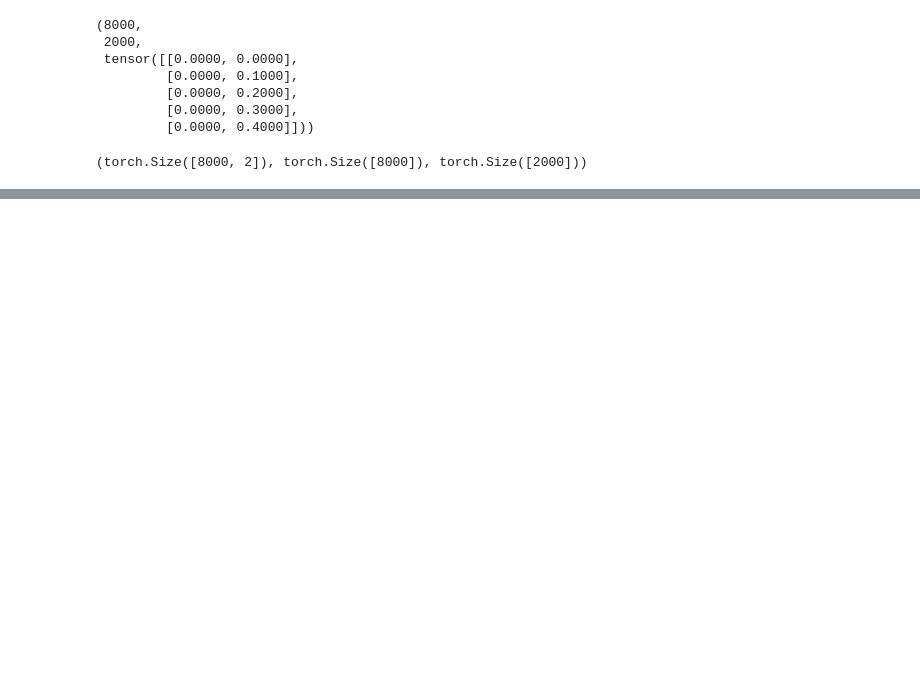
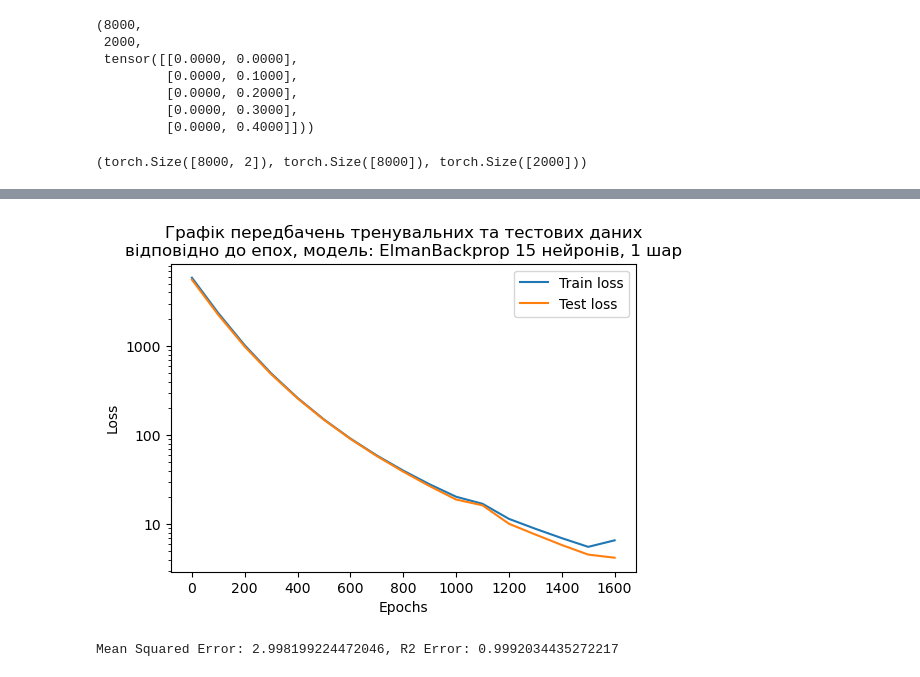
Before and after one commit to VarRoman/7_semester, a Jupyter notebook: PR_PZ/Lab2/lab2_pytorch.ipynb, the cells around one changed output, grey strips where cells are left out. Cells and saved outputs as stored; diff of their text form; code cells hidden in the pictures; blank space fills up the shorter version.

```diff
--- a/PR_PZ/Lab2/lab2_pytorch.ipynb
+++ b/PR_PZ/Lab2/lab2_pytorch.ipynb
@@ -143,5 +176,6 @@ Epoch: 1400, Train Loss: 6.180822372436523, Test Loss: 6.346905708312988
 # %%
 # Creating a new model, but with more neurons in a hidden layer
 model_feed_forward_1 = FeedForward(hidden_dim=20).to(device)
-training_loop(model_feed_forward_1, X_y_train, X_y_test, z_train.unsqueeze(1), z_test.unsqueeze(1), 1500)
+training_loop(model_feed_forward_1, X_y_train, X_y_test, z_train.unsqueeze(1), z_test.unsqueeze(1), 3500, 'FeedForward 20 нейронів')
+print(f'Mean Squared Error: {model_feed_forward_1.mean_squared_error}, R2 Error: {model_feed_forward_1.r2_score}')
 # %% [output]
@@ -158,4 +196,5 @@ Epoch: 800, Train Loss: 3.293027400970459, Test Loss: 3.464221954345703
 # %%
 model_cascade_forward_0 = CascadeForward(1, 20).to(device)
-training_loop(model_cascade_forward_0, X_y_train, X_y_test, z_train.unsqueeze(1), z_test.unsqueeze(1), 1500)
+training_loop(model_cascade_forward_0, X_y_train, X_y_test, z_train.unsqueeze(1), z_test.unsqueeze(1), 3500, 'CascadeForward 20 нейронів, 1 шар')
+print(f'Mean Squared Error: {model_cascade_forward_0.mean_squared_error}, R2 Error: {model_cascade_forward_0.r2_score}')
 # %% [output]
@@ -178,4 +213,5 @@ Epoch: 1400, Train Loss: 3.916736125946045, Test Loss: 3.969672203063965
 # %%
 model_cascade_forward_1 = CascadeForward(2, 10).to(device)
-training_loop(model_cascade_forward_1, X_y_train, X_y_test, z_train.unsqueeze(1), z_test.unsqueeze(1), 1500)
+training_loop(model_cascade_forward_1, X_y_train, X_y_test, z_train.unsqueeze(1), z_test.unsqueeze(1), 3500, 'CascadeForward 10 нейронів, 2 шари')
+print(f'Mean Squared Error: {model_cascade_forward_1.mean_squared_error}, R2 Error: {model_cascade_forward_1.r2_score}')
 # %% [output]
@@ -187,0 +224,6 @@ Epoch: 400, Train Loss: 8.835017204284668, Test Loss: 8.381888389587402
+# %%
+# Elman model with 15 neurons in a hidden layer
+model_elman_backprop_0 = ElmanBackprop(15, 1).to(device)
+training_loop(model_elman_backprop_0, X_y_train, X_y_test, z_train.unsqueeze(1), z_test.unsqueeze(1), 3500, 'ElmanBackprop 15 нейронів, 1 шар')
+print(f'Mean Squared Error: {model_elman_backprop_0.mean_squared_error}, R2 Error: {model_elman_backprop_0.r2_score}')
+# %% [output]
@@ -187,0 +247,2 @@ Epoch: 400, Train Loss: 8.835017204284668, Test Loss: 8.381888389587402
+[figure, added]
+Mean Squared Error: 2.998199224472046, R2 Error: 0.9992034435272217
```
Also changed, not shown: parts of 11 cells of this notebook, 1 other file.
